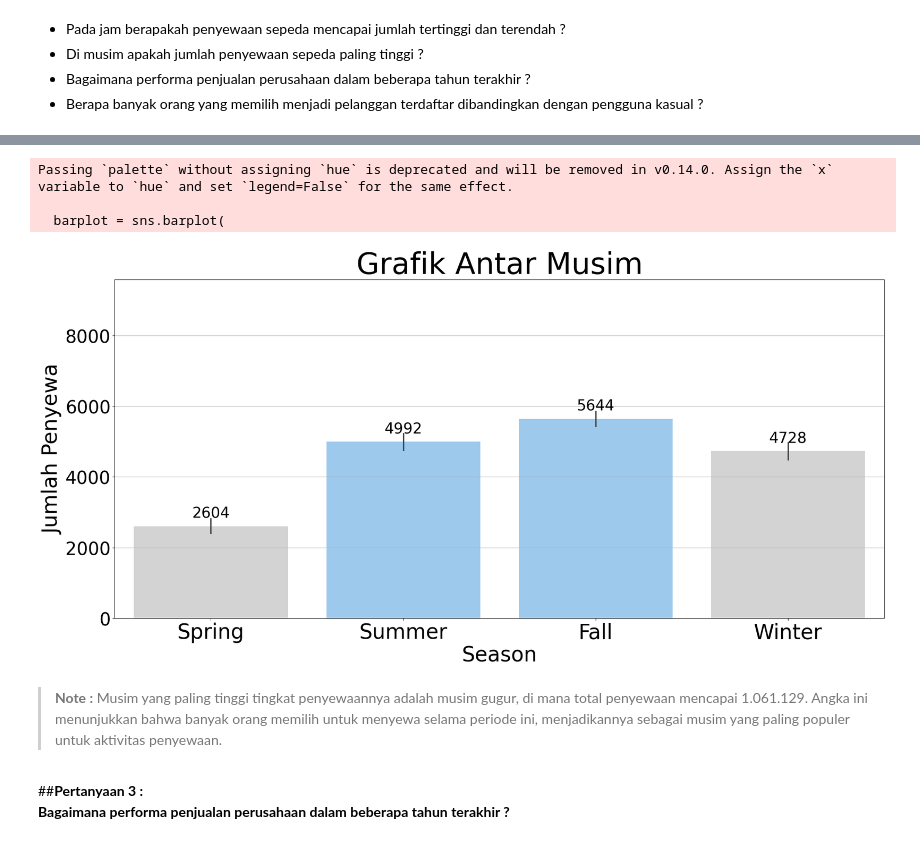
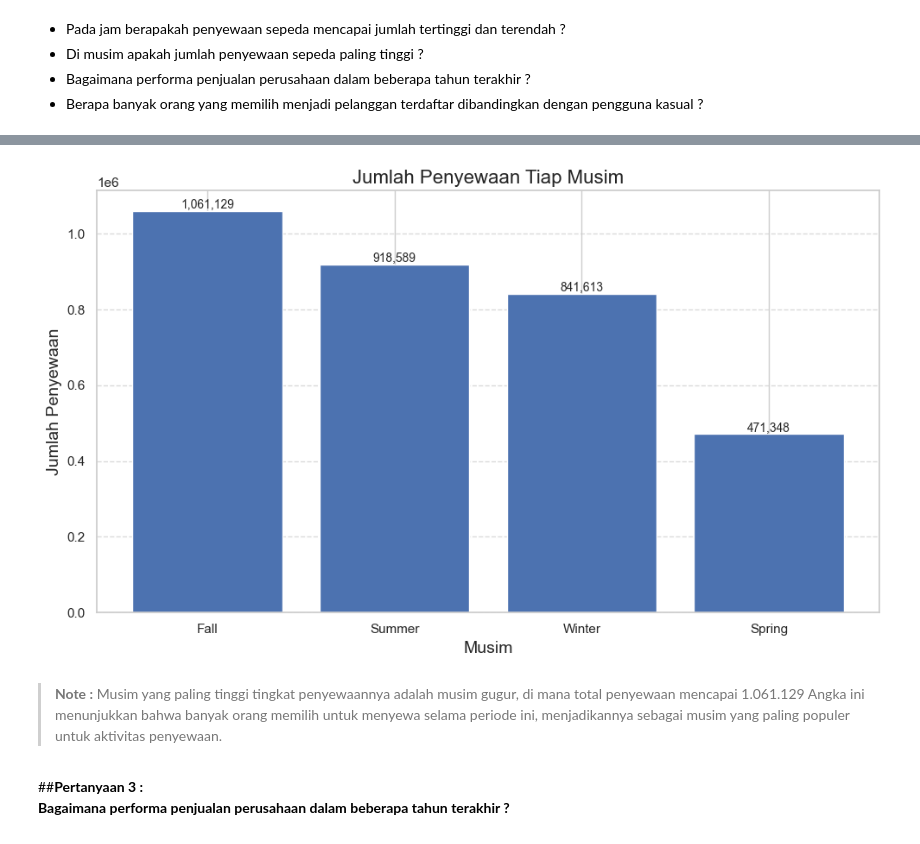
Before and after one commit to renaldipanji/analisis-data-python, a Jupyter notebook: notebook.ipynb, the cells around one changed output, grey strips where cells are left out. Cells and saved outputs as stored; diff of their text form; code cells hidden in the pictures.

```diff
--- a/notebook.ipynb
+++ b/notebook.ipynb
@@ -496,51 +500,26 @@ Passing `palette` without assigning `hue` is deprecated and will be removed in v
-# %%
-# Mengatur warna
-colors = ["#D3D3D3", "#90CAF9", "#90CAF9", "#D3D3D3"]
-
-# Membuat subplot dengan 1 baris dan 1 kolom, dengan ukuran (20, 10)
-fig, ax = plt.subplots(figsize=(20, 10))
-
-# Buat barplot untuk y="count_cr" dan x="season", menggunakan data=day_df
-barplot = sns.barplot(
-    y="count_cr",
-    x="season",
-    data=day_df.sort_values(by="season", ascending=False),
-    palette=colors,
-    ax=ax
-)
-
-# Menambahkan label pada setiap bar
-for p in barplot.patches:
-    barplot.annotate(format(int(p.get_height())),
-                      (p.get_x() + p.get_width() / 2., p.get_height()),
-                      ha='center', va='bottom',
-                      fontsize=25, color='black',
-                      xytext=(0, 10),
-                      textcoords='offset points')
-
-# Mengatur judul, label y dan x, serta tick params untuk subplot tersebut
-ax.set_title("Grafik Antar Musim", loc="center", fontsize=50)
-ax.set_ylabel("Jumlah Penyewa", fontsize=35)
-ax.set_xlabel("Season", fontsize=35)
-ax.tick_params(axis='x', labelsize=35)
-ax.tick_params(axis='y', labelsize=30)
-
-# Menambahkan grid
-ax.yaxis.grid(True)
-
-# Menyesuaikan batas sumbu y
-ax.set_ylim(0, day_df['count_cr'].max() * 1.1)
-
-# Menampilkan plot
-plt.tight_layout()
-plt.show()
-# %% [output]
-Passing `palette` without assigning `hue` is deprecated and will be removed in v0.14.0. Assign the `x` variable to `hue` and set `legend=False` for the same effect.
-
-  barplot = sns.barplot(
-[figure, removed]
+# %%
+# Mengelompokkan dan menjumlahkan jumlah penyewaan per musim
+season_summary = day_df.groupby(by="season").count_cr.sum().sort_values(ascending=False).reset_index()
+
+# Membuat plot batang
+plt.figure(figsize=(10, 6))
+plt.bar(season_summary['season'], season_summary['count_cr'])
+plt.xlabel('Musim', fontsize=14)
+plt.ylabel('Jumlah Penyewaan', fontsize=14)
+plt.title('Jumlah Penyewaan Tiap Musim', fontsize=16)
+plt.xticks(season_summary['season'])  # Menampilkan setiap musim di sumbu x
+plt.grid(axis='y', linestyle='--', alpha=0.7)
+
+# Menampilkan nilai pada batang
+for index, value in enumerate(season_summary['count_cr']):
+    plt.text(index, value, f'{value:,}', ha='center', va='bottom', fontsize=10)
+
+plt.tight_layout()
+plt.show()
+# %% [output]
+[figure, added]
 # %% [markdown]
->**Note :** Musim yang paling tinggi tingkat penyewaannya adalah musim gugur, di mana total penyewaan mencapai 1.061.129. Angka ini menunjukkan bahwa banyak orang memilih untuk menyewa selama periode ini, menjadikannya sebagai musim yang paling populer untuk aktivitas penyewaan.
+>**Note :** Musim yang paling tinggi tingkat penyewaannya adalah musim gugur, di mana total penyewaan mencapai 1.061.129 Angka ini menunjukkan bahwa banyak orang memilih untuk menyewa selama periode ini, menjadikannya sebagai musim yang paling populer untuk aktivitas penyewaan.
 # %% [markdown]
 ##**Pertanyaan 3 :** <br>
 **Bagaimana performa penjualan perusahaan dalam beberapa tahun terakhir ?**
```
Also changed, not shown: parts of 8 cells of this notebook.
